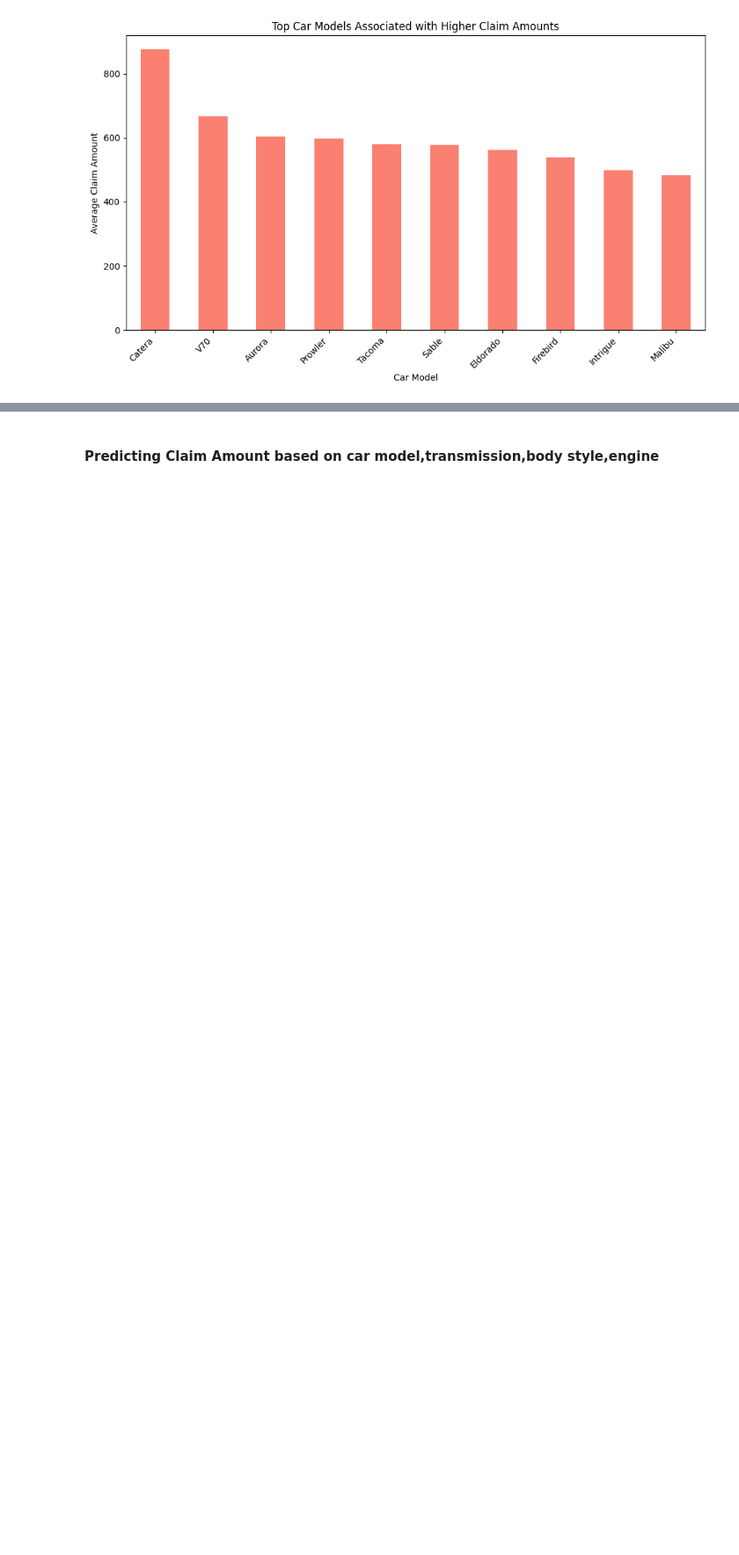
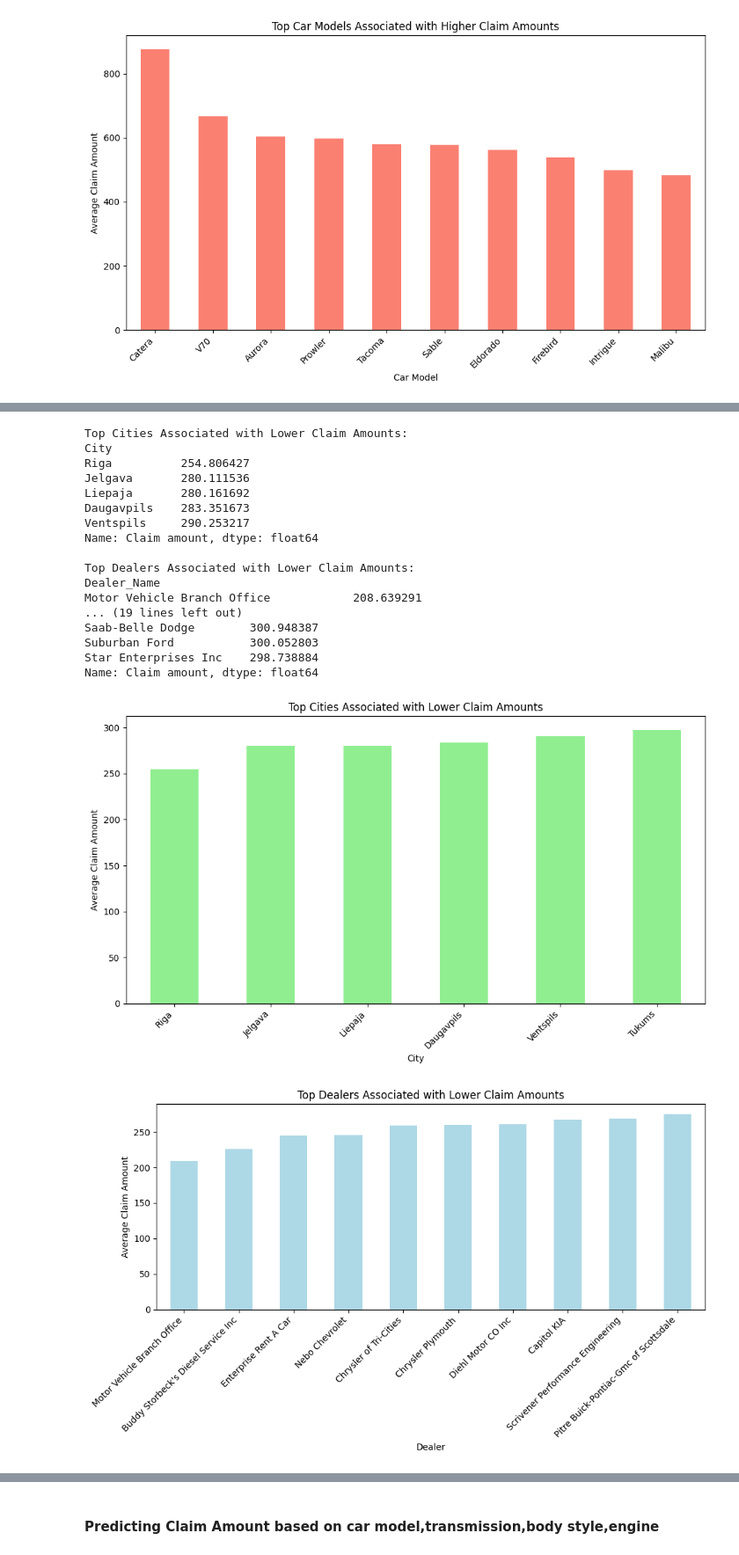
Before and after one commit to Shirleen-Gathungu/Financial-Risk-Forecasting, a Jupyter notebook: financial_risk_analysis.ipynb, the cells around one changed output, grey strips where cells are left out. Shown at 88% size. Cells and saved outputs as stored; diff of their text form; code cells hidden in the pictures; blank space fills up the shorter version.

```diff
--- a/financial_risk_analysis.ipynb
+++ b/financial_risk_analysis.ipynb
@@ -553,0 +568,79 @@ Name: Claim amount, dtype: float64
+# %%
+# Calculating average claim amounts per city and dealer
+average_claim_per_city = insurance_data.groupby('City')['Claim amount'].mean()
+average_claim_per_dealer = insurance_data.groupby('Dealer_Name')['Claim amount'].mean()
+
+# Sorting cities and dealers based on average claim amounts
+lowest_claim_cities = average_claim_per_city.sort_values()
+lowest_claim_dealers = average_claim_per_dealer.sort_values()
+
+highest_claim_cities = average_claim_per_city.sort_values(ascending=False)
+highest_claim_dealers = average_claim_per_dealer.sort_values(ascending=False)
+
+print("Top Cities Associated with Lower Claim Amounts:")
+print(lowest_claim_cities.head())
+
+print("\nTop Dealers Associated with Lower Claim Amounts:")
+print(lowest_claim_dealers.head())
+
+print("\nTop Cities Associated with Higher Claim Amounts:")
+print(highest_claim_cities.head())
+
+print("\nTop Dealers Associated with Higher Claim Amounts:")
+print(highest_claim_dealers.head())
+
+plt.figure(figsize=(10, 6))
+lowest_claim_cities.head(10).plot(kind='bar', color='lightgreen')
+plt.title('Top Cities Associated with Lower Claim Amounts')
+plt.xlabel('City')
+plt.ylabel('Average Claim Amount')
+plt.xticks(rotation=45, ha='right')
+plt.tight_layout()
+plt.show()
+
+plt.figure(figsize=(10, 6))
+lowest_claim_dealers.head(10).plot(kind='bar', color='lightblue')
+plt.title('Top Dealers Associated with Lower Claim Amounts')
+plt.xlabel('Dealer')
+plt.ylabel('Average Claim Amount')
+plt.xticks(rotation=45, ha='right')
+plt.tight_layout()
+plt.show()
+
+plt.figure(figsize=(10, 6))
+highest_claim_cities.head(10).plot(kind='bar', color='salmon')
+plt.title('Top Cities Associated with Higher Claim Amounts')
+plt.xlabel('City')
+plt.ylabel('Average Claim Amount')
+plt.xticks(rotation=45, ha='right')
+plt.tight_layout()
+plt.show()
+
+plt.figure(figsize=(10, 6))
+highest_claim_dealers.head(10).plot(kind='bar', color='skyblue')
+plt.title('Top Dealers Associated with Higher Claim Amounts')
+plt.xlabel('Dealer')
+plt.ylabel('Average Claim Amount')
+plt.xticks(rotation=45, ha='right')
+plt.tight_layout()
+plt.show()
+# %% [output]
+Top Cities Associated with Lower Claim Amounts:
+City
+Riga          254.806427
+Jelgava       280.111536
+Liepaja       280.161692
+Daugavpils    283.351673
+Ventspils     290.253217
+Name: Claim amount, dtype: float64
+
+Top Dealers Associated with Lower Claim Amounts:
+Dealer_Name
+Motor Vehicle Branch Office            208.639291
+... (19 lines left out)
+Saab-Belle Dodge        300.948387
+Suburban Ford           300.052803
+Star Enterprises Inc    298.738884
+Name: Claim amount, dtype: float64
+[figure, added]
+[figure, added]
```
Also changed, not shown: parts of 12 cells of this notebook.
